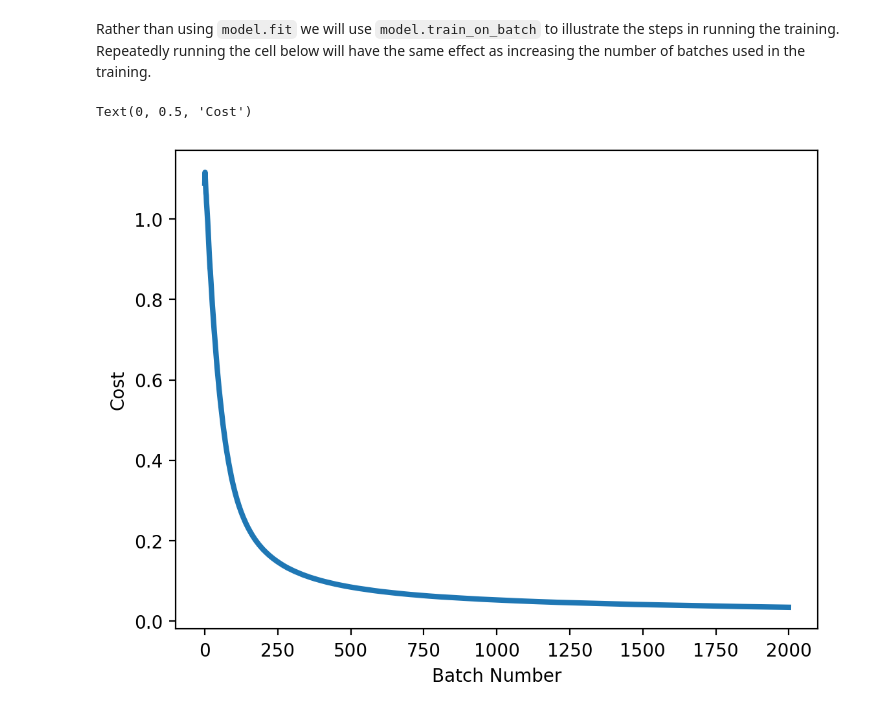
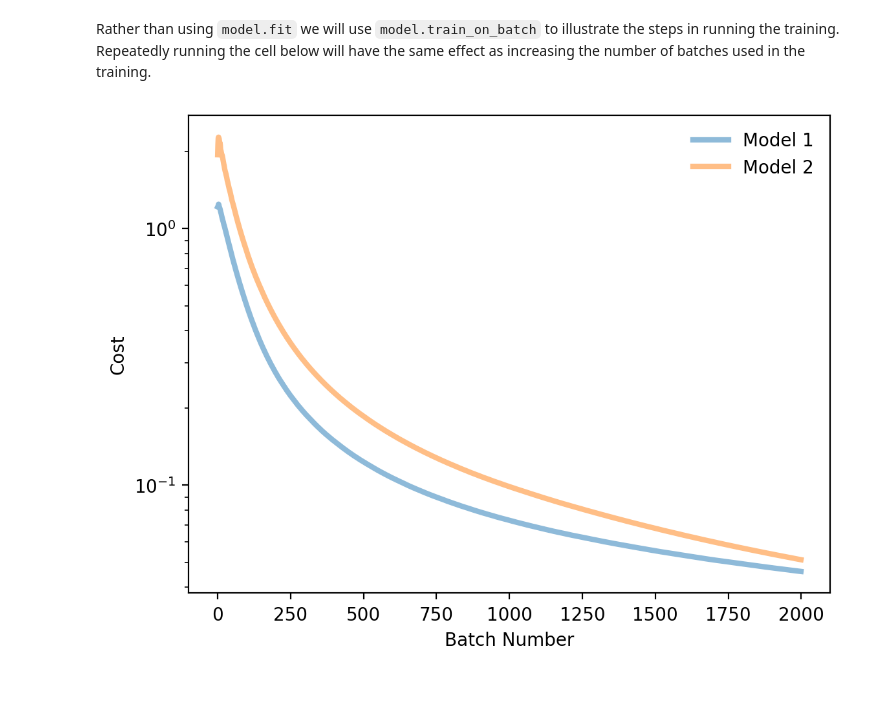
Before and after one commit to nichol77/mlForPhysicists, a Jupyter notebook: Week3/Week3_SimpleKeras.ipynb, the cells around one changed output. Saved outputs shown, nothing was run; the diff lists cells and outputs as text; code cells hidden in the pictures.

Commit message:
Including both the functional and sequential examples.

```diff
--- a/Week3/Week3_SimpleKeras.ipynb
+++ b/Week3/Week3_SimpleKeras.ipynb
@@ -40,7 +41,25 @@ model = keras.Sequential([
+# %%
+#This first example creates a model using the Sequential API where each layer is defined sequentially
+model1 = keras.Sequential([
+    keras.layers.Input(shape=(1,)),
+    keras.layers.Dense(20,activation="sigmoid"),
+    keras.layers.Dense(10,activation='sigmoid'),
+    keras.layers.Dense(1,activation='linear')
+])
+
+## Altenratively we can use the functional API where one has to code the dependence between layers explictly
+# In most situations in this course the Sequential API is easier to use, but the functional API offers much more freedom
+input_layer =  keras.layers.Input(shape=(1,))
+Layer_1 = keras.layers.Dense(20, activation="relu")(input_layer)
+Layer_2 = keras.layers.Dense(10, activation="relu")(Layer_1)
+output_layer= keras.layers.Dense(1, activation="linear")(Layer_2)
+##Defining the model by specifying the input and output layers
+model2 = keras.models.Model(inputs=input_layer, outputs=output_layer)
 # %% [markdown]
 Having defined our network the next step is to compile it, specifing which loss function and which optimiser we want to use. Here we will use the 'adam' optimiser which is adaptive and much more perfromant than the standard gradient descent algorithm.
 # %%
-model.compile(loss='mean_squared_error',optimizer='adam')
+model1.compile(loss='mean_squared_error',optimizer='adam')
+model2.compile(loss='mean_squared_error',optimizer='adam')
 # %% [markdown]
 ### Now let's look at our network
 There are lots of built in functions to understand the network structure here we will look at a couple.
@@ -83,22 +118,26 @@ Rather than using `model.fit` we will use `model.train_on_batch` to illustrate t
 nbatch = 2000  #Number of batches
 batchsize = 100 #Samples per batch
 costs=np.zeros(nbatch) #Output array for the costs
+costs2=np.zeros(nbatch) #Output array for the costs
 
 #Loop over the batches, get batchsize samples and train the network
 for i in range(nbatch):
-    x=np.random.uniform(low=-10.0,high=+10.0,size=[batchsize,1]) #Generate batchsize random numbers
+    x=np.random.uniform(low=-10.0,high=+10.0,size=[batchsize,1]) #Generate batchsize random numbers between -10 and +10
     y=target_func(x) #Evaluate the function for each random number
-    costs[i]=model.train_on_batch(x,y)  #Train the model on this batch of data
+    costs[i]=model1.train_on_batch(x,y)  #Train the model on this batch of data
+    costs2[i]=model2.train_on_batch(x,y)  #Train the model on this batch of data
 # %%
 #Here we plot the cost vs batch number
 fig, ax = plt.subplots()  #I like to make plots using this silly fig,ax method but plot how you like
-step=np.arange(nbatch)
-ax.plot(step,costs,linewidth=3)
+step=np.arange(nbatch)  # This function gets a range of numbers from 0 up to nbatch-1
+ax.plot(step,costs,linewidth=3,label='Model 1',alpha=0.5)
+ax.plot(step,costs2,linewidth=3,label='Model 2',alpha=0.5)
 ax.set_xlabel("Batch Number")
 ax.set_ylabel("Cost")
+ax.legend()
+ax.set_yscale('log')
 # %% [output]
-Text(0, 0.5, 'Cost')
-[figure, old version]
+[figure, new version]
 # %%
 # get the output on a 1D grid of points:
 N=400 # number of points
```
Also changed, not shown: parts of 7 cells of this notebook, 1 other file.
